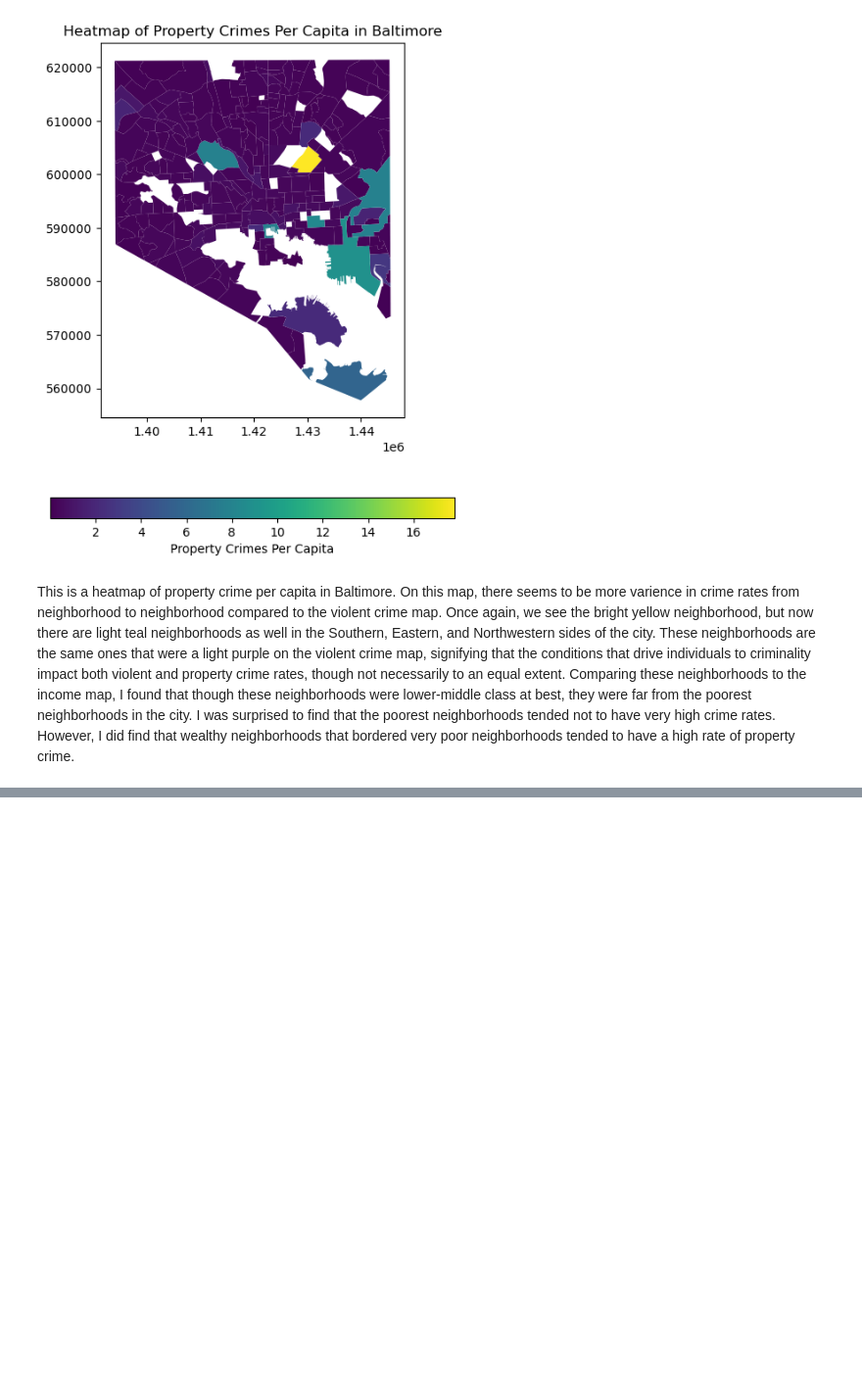
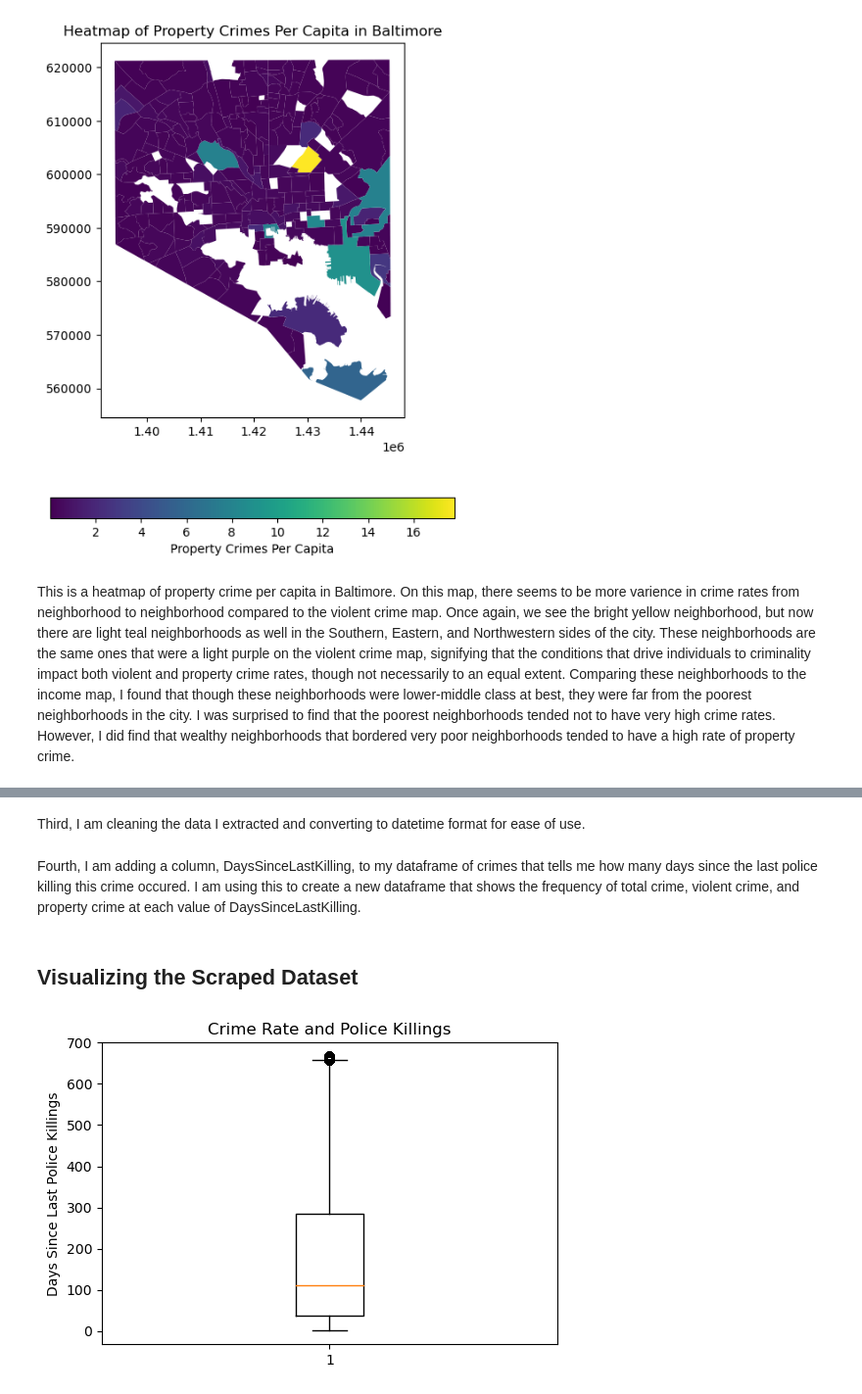
Before and after one commit to ECO225-W2024/project-one-code-IvanGrandov, a Jupyter notebook: Code/proj_one_code.ipynb, the cells around one changed output, grey strips where cells are left out. Shown at 98% size. Drawn from its saved outputs; the diff is of its cells as text; code cells hidden in the pictures; blank space fills up the shorter version.

```diff
--- a/Code/proj_one_code.ipynb
+++ b/Code/proj_one_code.ipynb
@@ -487,0 +534,49 @@ This is a heatmap of property crime per capita in Baltimore. On this map, there
+# %%
+# Compile list of police killings in Baltimore from the hyperlink list
+police_killings_dates = []
+for link in links:
+    full_url = f'https://en.wikipedia.org{link}'
+    response = requests.get(full_url, headers=headers)
+    soup = BeautifulSoup(response.content, 'html.parser')
+    table = soup.find('table', class_='wikitable')
+    if table:
+        rows = table.find_all('tr')
+        for row in rows:
+            cells = row.find_all('td')
+            if len(cells) > 2 and 'Baltimore' in cells[2].text:
+                police_killings_dates.append(cells[0].text)
+# %% [markdown]
+Third, I am cleaning the data I extracted and converting to datetime format for ease of use.
+# %%
+police_killings_series = pd.to_datetime(police_killings_dates)
+police_killings_series = police_killings_series.sort_values()
+# %% [markdown]
+Fourth, I am adding a column, DaysSinceLastKilling, to my dataframe of crimes that tells me how many days since the last police killing this crime occured. I am using this to create a new dataframe that shows the frequency of total crime, violent crime, and property crime at each value of DaysSinceLastKilling.
+# %%
+# Function to calculate days since the last police killing
+def days_since_last_police_killing(crime_date, killings_dates):
+    # Get killings dates before the crime date
+    previous_killings = killings_dates[killings_dates < crime_date]
+    # Get the most recent killing date
+    most_recent_killing = previous_killings.max()
+    # Return the number of days since this most recent killing date
+    return (crime_date - most_recent_killing).days
+
+# Apply the function to each row in crime_gdf
+crime_gdf['DaysSinceLastKilling'] = crime_gdf['CrimeDate'].apply(
+    lambda x: days_since_last_police_killing(x, police_killings_series))
+
+police_killings_summary = crime_gdf.groupby('DaysSinceLastKilling').size().reset_index(name='NumberOfCrimes')
+police_killings_summary['NumOfViolentCrimes'] = crime_gdf[crime_gdf['ViolentOrPropCrime'] == 1].groupby('DaysSinceLastKilling').size()
+police_killings_summary['NumOfPropCrimes'] = crime_gdf[crime_gdf['ViolentOrPropCrime'] == 0].groupby('DaysSinceLastKilling').size()
+# %% [markdown]
+## Visualizing the Scraped Dataset
+# %%
+# Create the boxplot
+plt.figure(figsize=(6, 4))
+plt.boxplot(crime_gdf['DaysSinceLastKilling'])
+plt.title('Crime Rate and Police Killings')
+plt.ylabel('Days Since Last Police Killings')
+plt.show()
+# %% [output]
+[figure, added]
```
Also changed, not shown: parts of 35 cells of this notebook, 3 other files.
